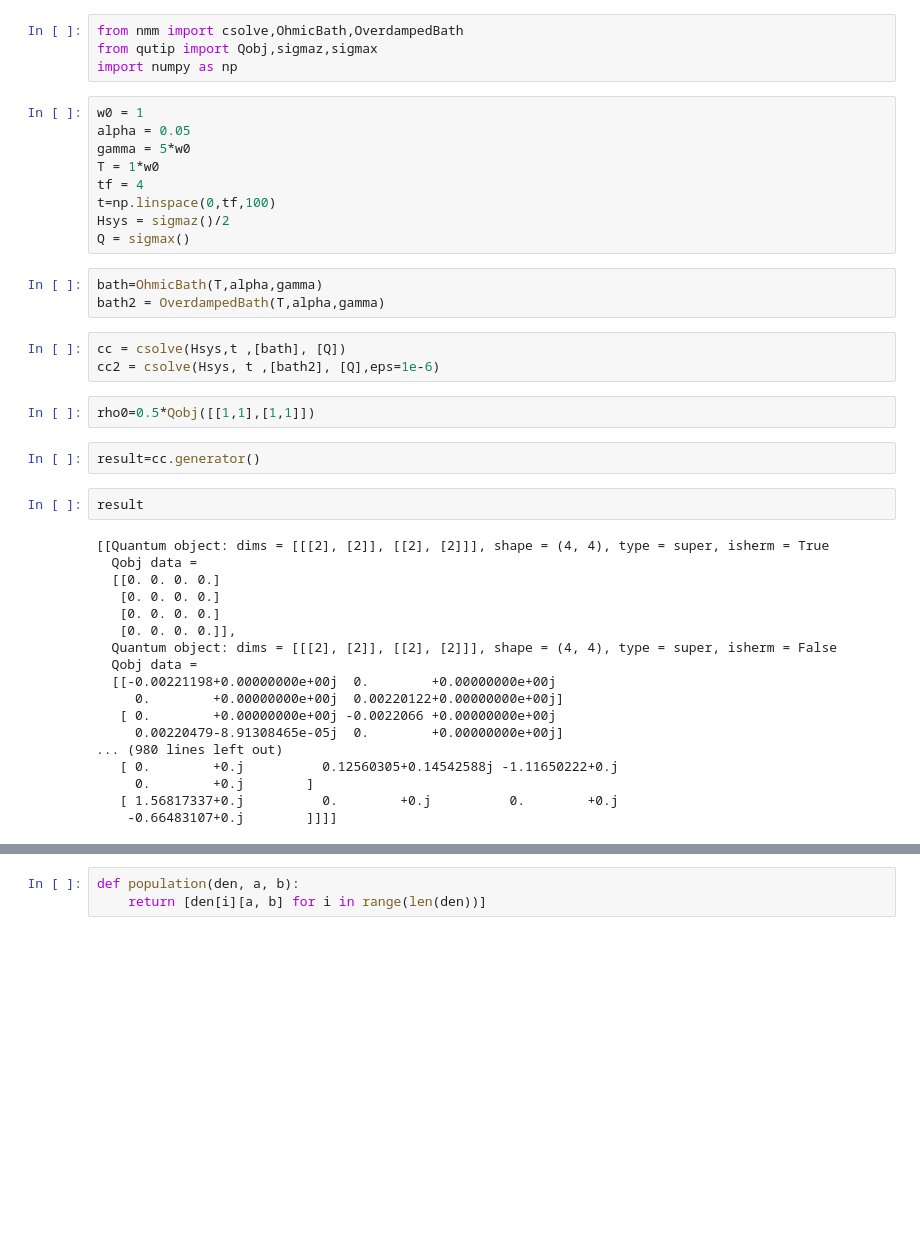
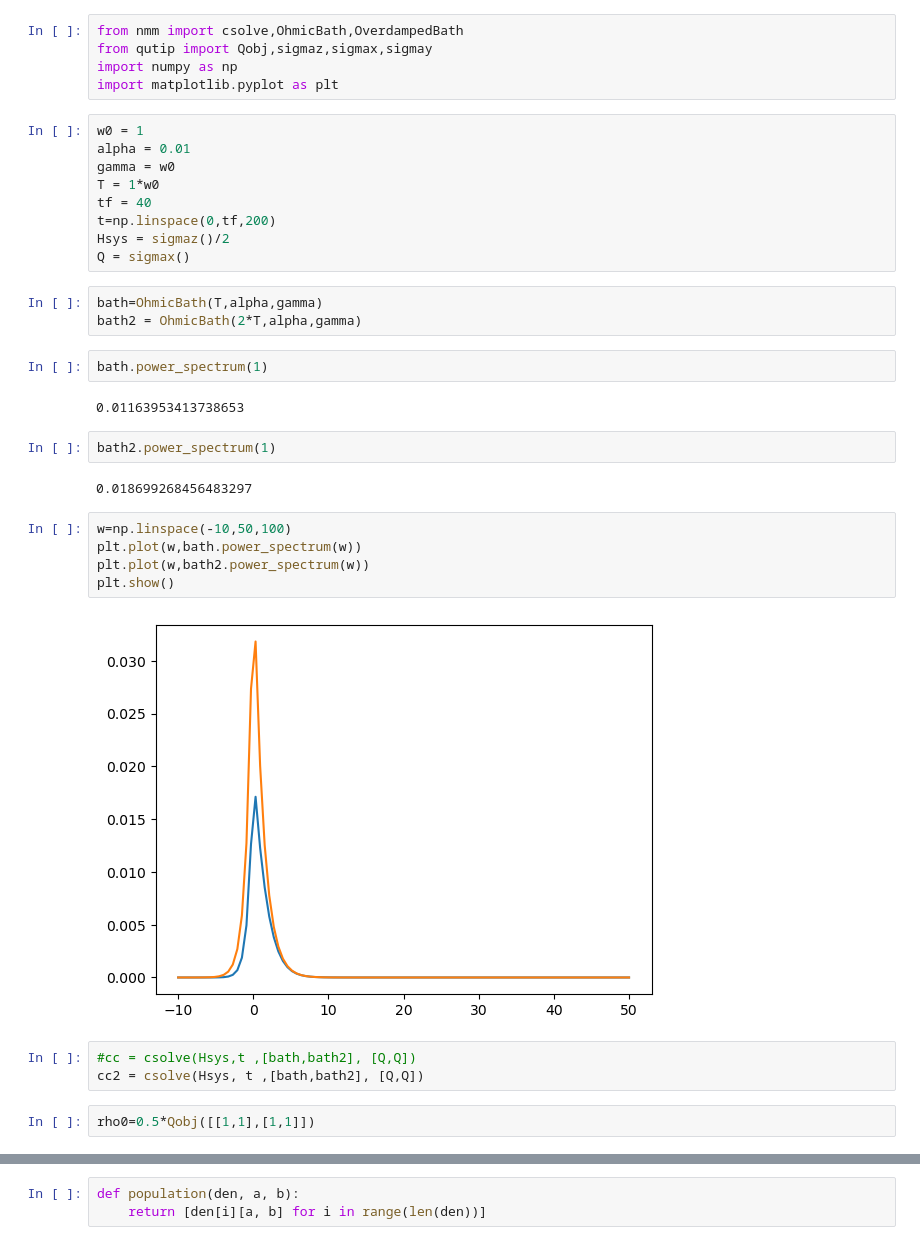
Before and after one commit to mcditoos/NonMarkovianMethods, a Jupyter notebook: docs/example_qutip.ipynb, the cells around one changed output, grey strips where cells are left out. Drawn from its saved outputs; the diff is of its cells as text; blank space fills up the shorter version.

```diff
--- a/docs/example_qutip.ipynb
+++ b/docs/example_qutip.ipynb
@@ -1,44 +1,38 @@
 # %%
 from nmm import csolve,OhmicBath,OverdampedBath
-from qutip import Qobj,sigmaz,sigmax
+from qutip import Qobj,sigmaz,sigmax,sigmay
 import numpy as np
+import matplotlib.pyplot as plt
 # %%
 w0 = 1
-alpha = 0.05
-gamma = 5*w0
+alpha = 0.01
+gamma = w0
 T = 1*w0
-tf = 4
-t=np.linspace(0,tf,100)
+tf = 40
+t=np.linspace(0,tf,200)
 Hsys = sigmaz()/2
 Q = sigmax()
 # %%
 bath=OhmicBath(T,alpha,gamma)
-bath2 = OverdampedBath(T,alpha,gamma)
+bath2 = OhmicBath(2*T,alpha,gamma)
+# %%
+bath.power_spectrum(1)
+# %% [output]
+0.01163953413738653
+# %%
+bath2.power_spectrum(1)
+# %% [output]
+0.018699268456483297
+# %%
+w=np.linspace(-10,50,100)
+plt.plot(w,bath.power_spectrum(w))
+plt.plot(w,bath2.power_spectrum(w))
+plt.show()
+# %% [output]
+[figure, added]
 # %%
-cc = csolve(Hsys,t ,[bath], [Q])
-cc2 = csolve(Hsys, t ,[bath2], [Q],eps=1e-6)
+#cc = csolve(Hsys,t ,[bath,bath2], [Q,Q])
+cc2 = csolve(Hsys, t ,[bath,bath2], [Q,Q])
 # %%
 rho0=0.5*Qobj([[1,1],[1,1]])
-# %%
-result=cc.generator()
-# %%
-result
-# %% [output]
-[[Quantum object: dims = [[[2], [2]], [[2], [2]]], shape = (4, 4), type = super, isherm = True
-  Qobj data =
-  [[0. 0. 0. 0.]
-   [0. 0. 0. 0.]
-   [0. 0. 0. 0.]
-   [0. 0. 0. 0.]],
-  Quantum object: dims = [[[2], [2]], [[2], [2]]], shape = (4, 4), type = super, isherm = False
-  Qobj data =
-  [[-0.00221198+0.00000000e+00j  0.        +0.00000000e+00j
-     0.        +0.00000000e+00j  0.00220122+0.00000000e+00j]
-   [ 0.        +0.00000000e+00j -0.0022066 +0.00000000e+00j
-     0.00220479-8.91308465e-05j  0.        +0.00000000e+00j]
-... (980 lines left out)
-   [ 0.        +0.j          0.12560305+0.14542588j -1.11650222+0.j
-     0.        +0.j        ]
-   [ 1.56817337+0.j          0.        +0.j          0.        +0.j
-    -0.66483107+0.j        ]]]]
 # %%
```
Also changed, not shown: parts of 21 cells of this notebook, 8 other files.
